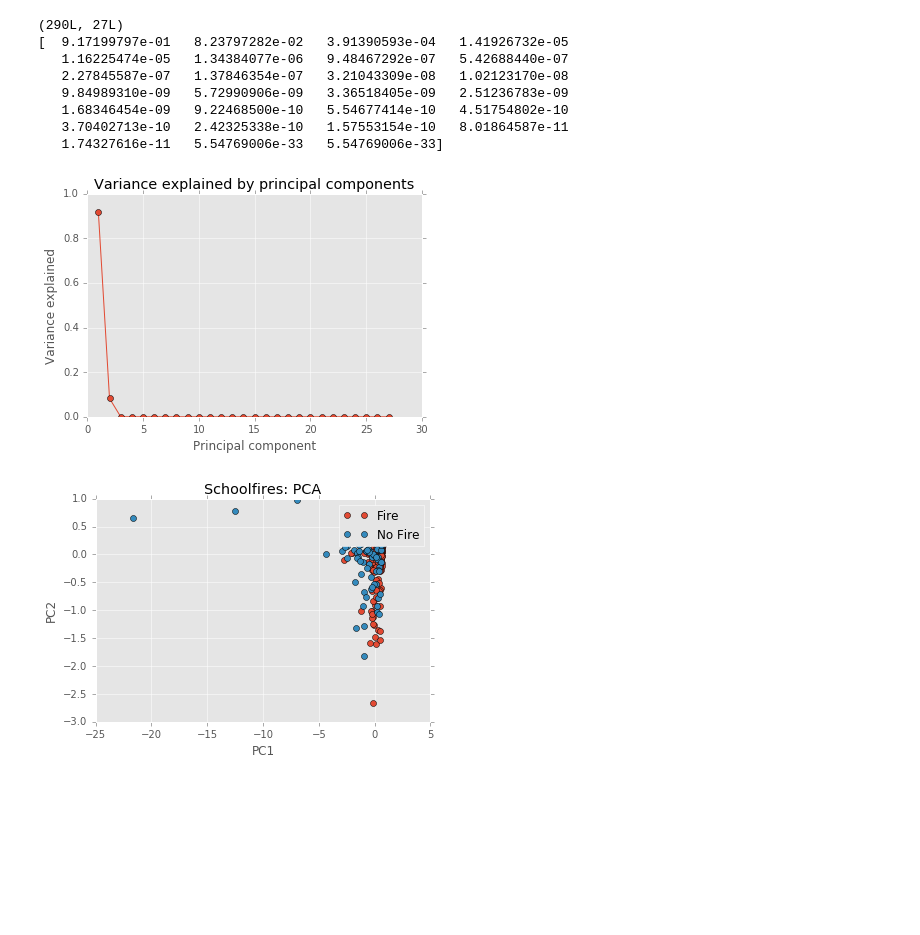
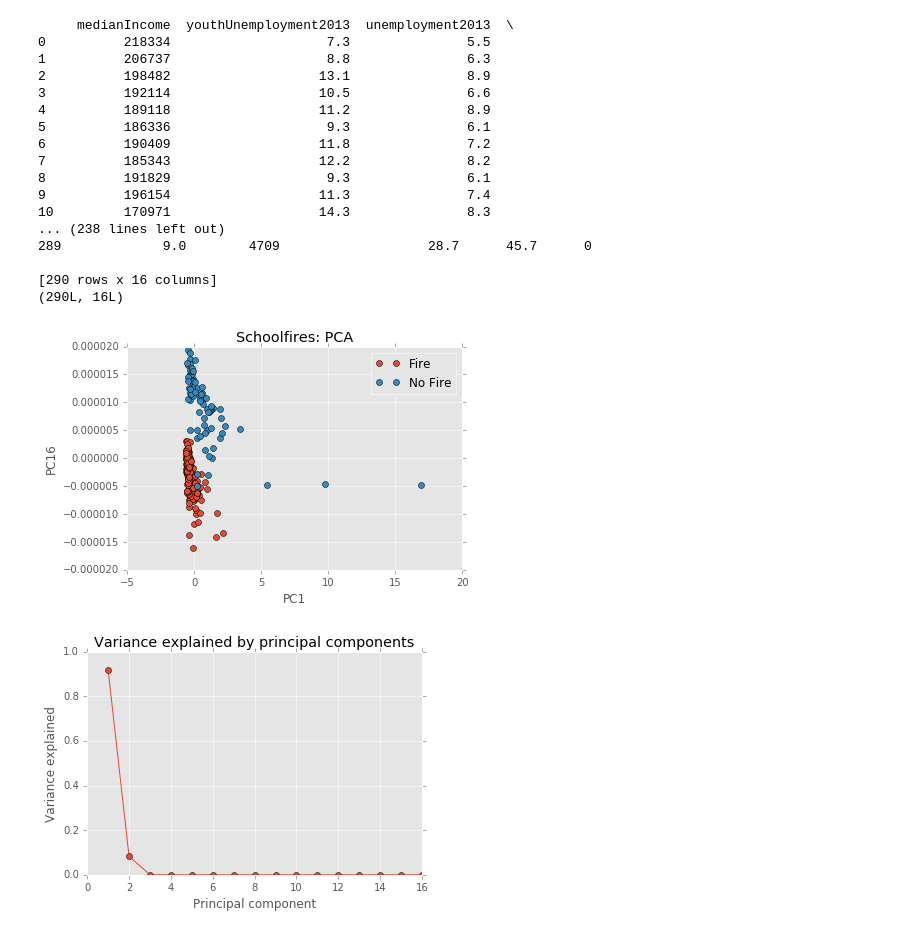
Before and after one commit to AdamPalmar/Swedish-Forrest-Fire, a Jupyter notebook: T_swe_fires.ipynb, the cells around one changed output. Saved outputs shown, nothing was run; the diff lists cells and outputs as text; code cells hidden in the pictures; blank space fills up the shorter version.

```diff
--- a/T_swe_fires.ipynb
+++ b/T_swe_fires.ipynb
@@ -10,6 +10,8 @@ import matplotlib
 from sklearn import preprocessing
 matplotlib.style.use('ggplot')
 %matplotlib inline
+
+#threshhold-binarizing cases
 def f(x):
     if x > 0:
         return 1
@@ -17,20 +19,23 @@ def f(x):
         return 0
 featurelist =['reportedCrimeVandalism','unemploymentChange','medianIncome',
      'refugees','population','reportedCrime', 'Cases']
-featureremovelist = ['governing','Unnamed: 0','municipalityTypeBroad','municipalityType',
+
+featureremovelist = ['governing','municipalityTypeBroad','municipalityType',
                'satisfactionInfluence','satisfactionGeneral','satisfactionElderlyCare','name',
-              'latitude','longitude','code', 'Municipality', 'Population']
+              'latitude','fokusRanking','unemployment2010','rentalApartments', 'foretagsklimatRanking', 'youthUnemployment2010','longitude','code', 'Municipality', 'Population', 'Year', 'cars','motorcycles','tractors', 'snowmobiles']
 data = pd.read_csv("2013_merge.csv")
-#print data
+
 data = data.drop(featureremovelist, axis=1).dropna()
 data['Arson'] = data['Cases'].apply(f)
+data = data.drop(['Cases'], axis=1).dropna()
 classLabels = featurelist
+print data
 #print classLabels
 classNames = sorted(set(classLabels))
 classDict = dict(zip(classNames,range(6)))
 y = np.mat(data['Arson']).T #np.mat([classDict[value] for value in classLabels]).T
 #print y
-pca = PCA(n_components=6)
+#pca = PCA(n_components=6)
 X = array(data)
 
 N = len(y)
@@ -38,60 +43,71 @@ M = len(featurelist)
 C = len(classNames)
 print X.shape
 Y = (X - np.ones((N,1))*X.mean(0))/X.std()
-pca.fit(X)
+#pca.fit(Y)
 #pca.fit(Y)
 U,S,V = linalg.svd(Y,full_matrices=False)
+#print S
+#print V
+# Compute variance explained by principal components
 
-# Compute variance explained by principal components
-rho = (S*S) / (S*S).sum()
-print rho
-figure()
-plot(range(1,len(rho)+1),rho,'o-')
-title('Variance explained by principal components');
-xlabel('Principal component');
-ylabel('Variance explained');
-show()
 
 V = mat(V).T
 
 # Project the centered data onto principal component space
 Z = Y * V
 
 
 # Indices of the principal components to be plotted
 i = 0
-j = 1
+j = 15
 
 # Plot PCA of the data
 f = figure()
 f.hold()
 title('Schoolfires: PCA')
 Z = array(Z)
 for c in [0,1]:
     # select indices belonging to class c:
     class_mask = y.A.ravel()==c
     plot(Z[class_mask,i], Z[class_mask,j], 'o')
 legend(["Fire","No Fire"])
 xlabel('PC{0}'.format(i+1))
 ylabel('PC{0}'.format(j+1))
 
 # Output result to screen
 show()
 
+rho = (S*S) / (S*S).sum()
+
+figure()
+plot(range(1,len(rho)+1),rho,'o-')
+title('Variance explained by principal components');
+xlabel('Principal component');
+ylabel('Variance explained');
+show()
 #data['Cases'].plot()
 #plt.show()
-#print pd.DataFrame(pca.components_, columns=featurelist)
+#print pd.DataFrame(pca.components_)
 # %% [output]
-(290L, 27L)
-[  9.17199797e-01   8.23797282e-02   3.91390593e-04   1.41926732e-05
-   1.16225474e-05   1.34384077e-06   9.48467292e-07   5.42688440e-07
-   2.27845587e-07   1.37846354e-07   3.21043309e-08   1.02123170e-08
-   9.84989310e-09   5.72990906e-09   3.36518405e-09   2.51236783e-09
-   1.68346454e-09   9.22468500e-10   5.54677414e-10   4.51754802e-10
-   3.70402713e-10   2.42325338e-10   1.57553154e-10   8.01864587e-11
-   1.74327616e-11   5.54769006e-33   5.54769006e-33]
+     medianIncome  youthUnemployment2013  unemployment2013  \
+0          218334                    7.3               5.5
+1          206737                    8.8               6.3
+2          198482                   13.1               8.9
+3          192114                   10.5               6.6
+4          189118                   11.2               8.9
+5          186336                    9.3               6.1
+6          190409                   11.8               7.2
+7          185343                   12.2               8.2
+8          191829                    9.3               6.1
+9          196154                   11.3               7.4
+10         170971                   14.3               8.3
+... (238 lines left out)
+289             9.0        4709                   28.7      45.7      0
+
+[290 rows x 16 columns]
+(290L, 16L)
-[figure, old version]
+[figure, new version]
-[figure, old version]
+[figure, new version]
 # %%
 firelist = list()
 mean_list = list()
```
